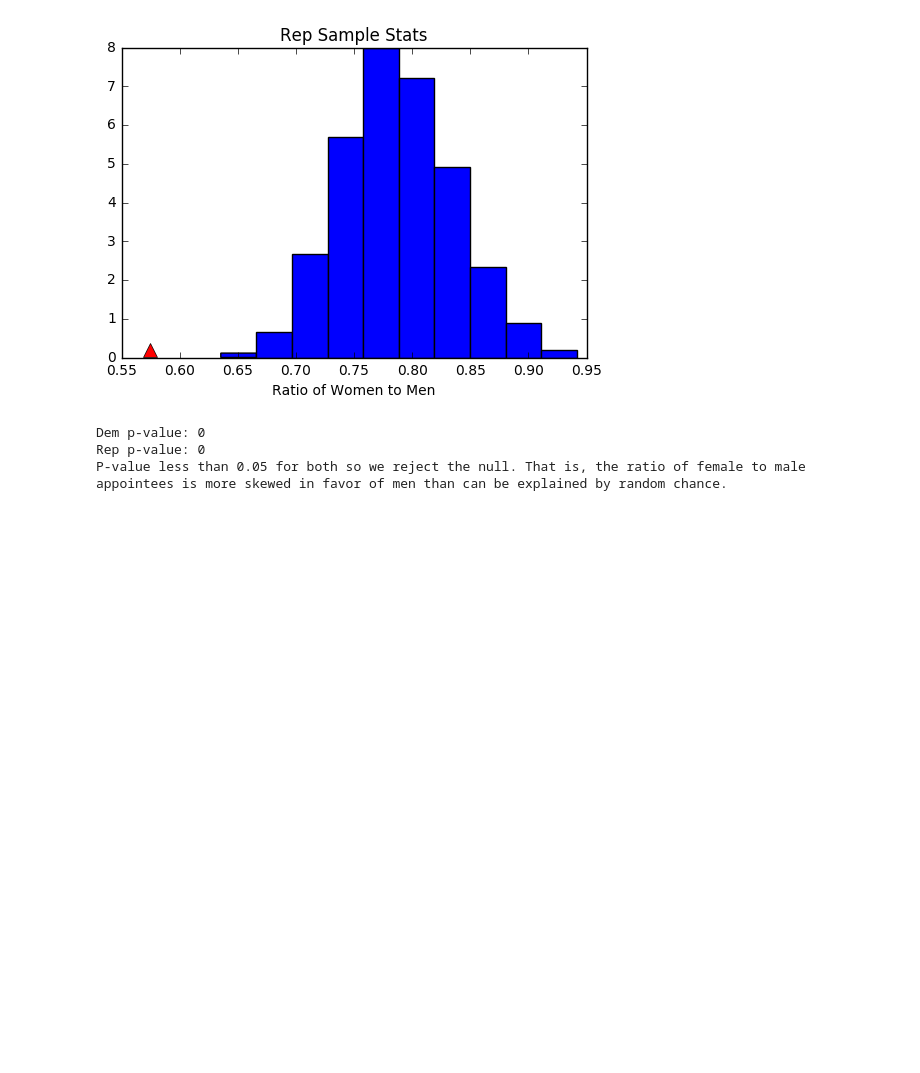
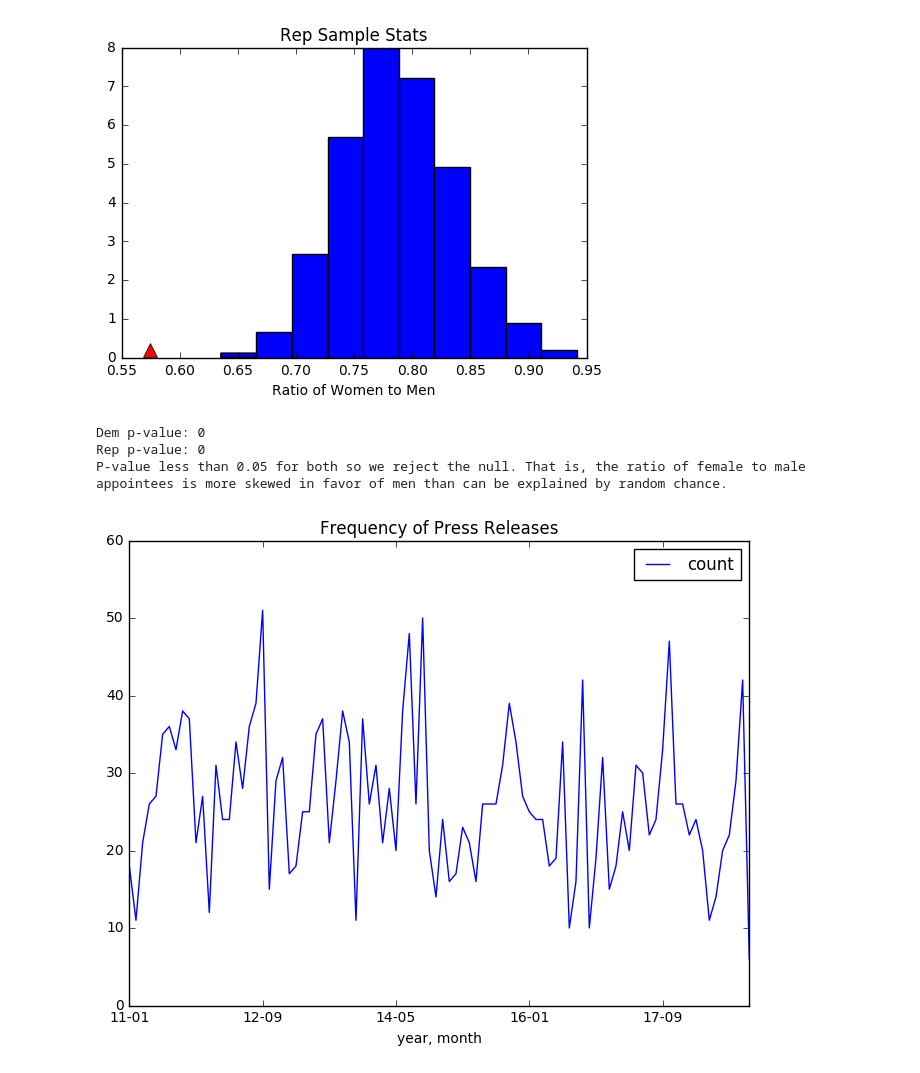
Before and after one commit to zanekuser/CA_Gov_Press_Releases, a Jupyter notebook: Parser.ipynb, the cells around one changed output. Saved outputs shown, nothing was run; the diff lists cells and outputs as text; code cells hidden in the pictures; blank space fills up the shorter version.

```diff
--- a/Parser.ipynb
+++ b/Parser.ipynb
@@ -486,0 +489,17 @@ appointees is more skewed in favor of men than can be explained by random chance
+# %%
+full_tbl['temp'] = all_dates
+full_tbl['month'] = full_tbl['temp'].apply(lambda x: str(x)[0:3])
+full_tbl['year'] = full_tbl['temp'].apply(lambda x: str(x)[-4:])
+full_tbl.drop('temp', axis = 1, inplace = True)
+grouped = full_tbl.groupby(['year', 'month']).count()
+#fig, ax = plt.subplots()
+#grouped.rename(columns = {'release_id': 'count'}).loc[:, ['count']].plot(figsize = (8,6), use_index = True)
+#plt.title('Frequency of Press Releases');
+# %%
+str(full_tbl.date.values[1])[2:7] #+ '-' + str(full_tbl.date.values[1])[2:4]
+full_tbl['year, month'] = full_tbl['date'].apply(lambda x: str(x)[2:7])
+grouped = full_tbl.groupby('year, month').count().iloc[:-1].loc[:, ['release_id']].rename(columns = {'release_id':'count'})
+grouped.plot(figsize = (8,6))
+plt.title('Frequency of Press Releases');
+# %% [output]
+[figure, added]
```
Also changed, not shown: parts of 3 cells of this notebook.
